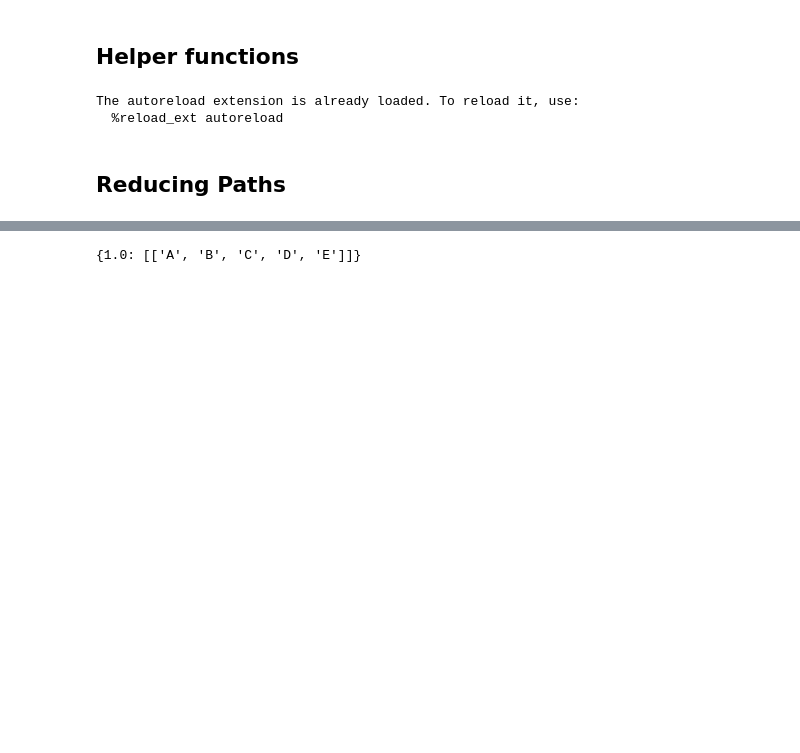
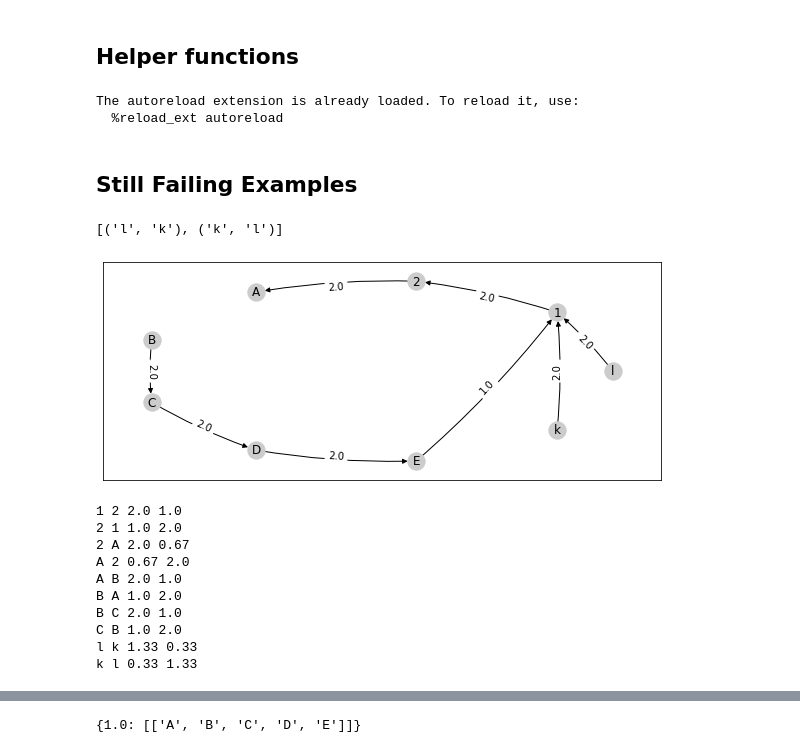
Before and after one commit to jpgil/logdelay, a Jupyter notebook: notebooks/2-structures/clique-discovery-doc.ipynb, the cells around one changed output, grey strips where cells are left out. Saved outputs shown, nothing was run; the diff lists cells and outputs as text; code cells hidden in the pictures; blank space fills up the shorter version.

Commit message:
Failing examples there...

```diff
--- a/notebooks/2-structures/clique-discovery-doc.ipynb
+++ b/notebooks/2-structures/clique-discovery-doc.ipynb
@@ -9,5 +9,36 @@ from helpers import *
 # %% [output]
 The autoreload extension is already loaded. To reload it, use:
   %reload_ext autoreload
-# %% [markdown]
-## Reducing Paths
+# %% [markdown]
+## Still Failing Examples
+# %%
+combined_loops = [
+    list("lklk1212ABCDEABCDEABCDE1212"),
+    list("lk12ABCDEABCDE"),
+    list("lk12ABCDE"),
+
+]
+inferred_paths = clique_discovery.infer_paths_from_traces( combined_loops )
+# nice_graph( inferred_paths )
+untangled_graph( clique_discovery.minimally_connected_graph( inferred_paths ) )
+
+G = clique_discovery.created_auxiliary_graph( inferred_paths )
+for a in list("12ABClk"):
+    for b in list("12ABClk"):
+        try:
+            print (a, b, G.edges[a, b]["weight"], G.edges[b, a]["weight"])
+        except:
+            pass
+# %% [output]
+[('l', 'k'), ('k', 'l')]
+[figure, added]
+1 2 2.0 1.0
+2 1 1.0 2.0
+2 A 2.0 0.67
+A 2 0.67 2.0
+A B 2.0 1.0
+B A 1.0 2.0
+B C 2.0 1.0
+C B 1.0 2.0
+l k 1.33 0.33
+k l 0.33 1.33
```
Also changed, not shown: parts of 18 cells of this notebook, 1 other file.
